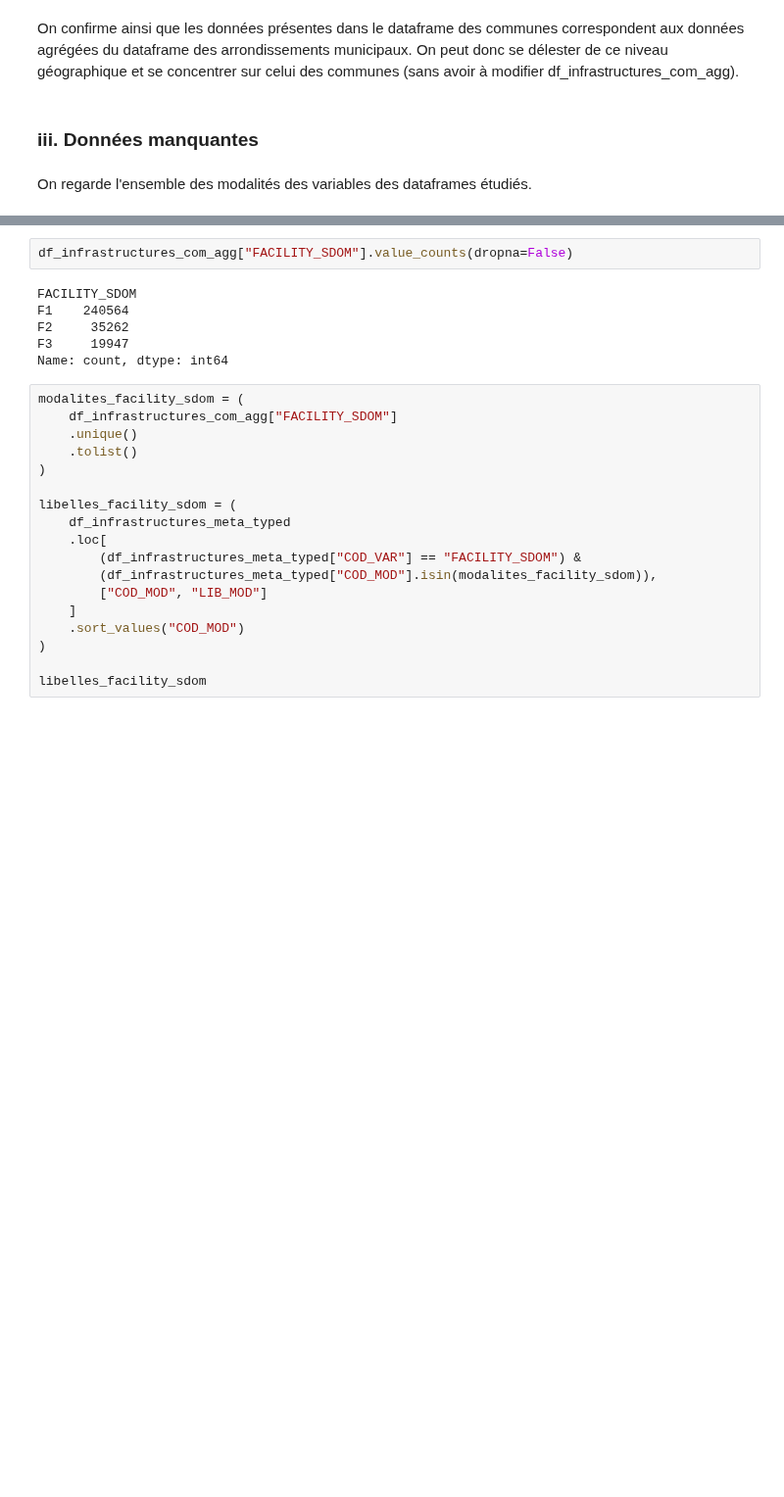
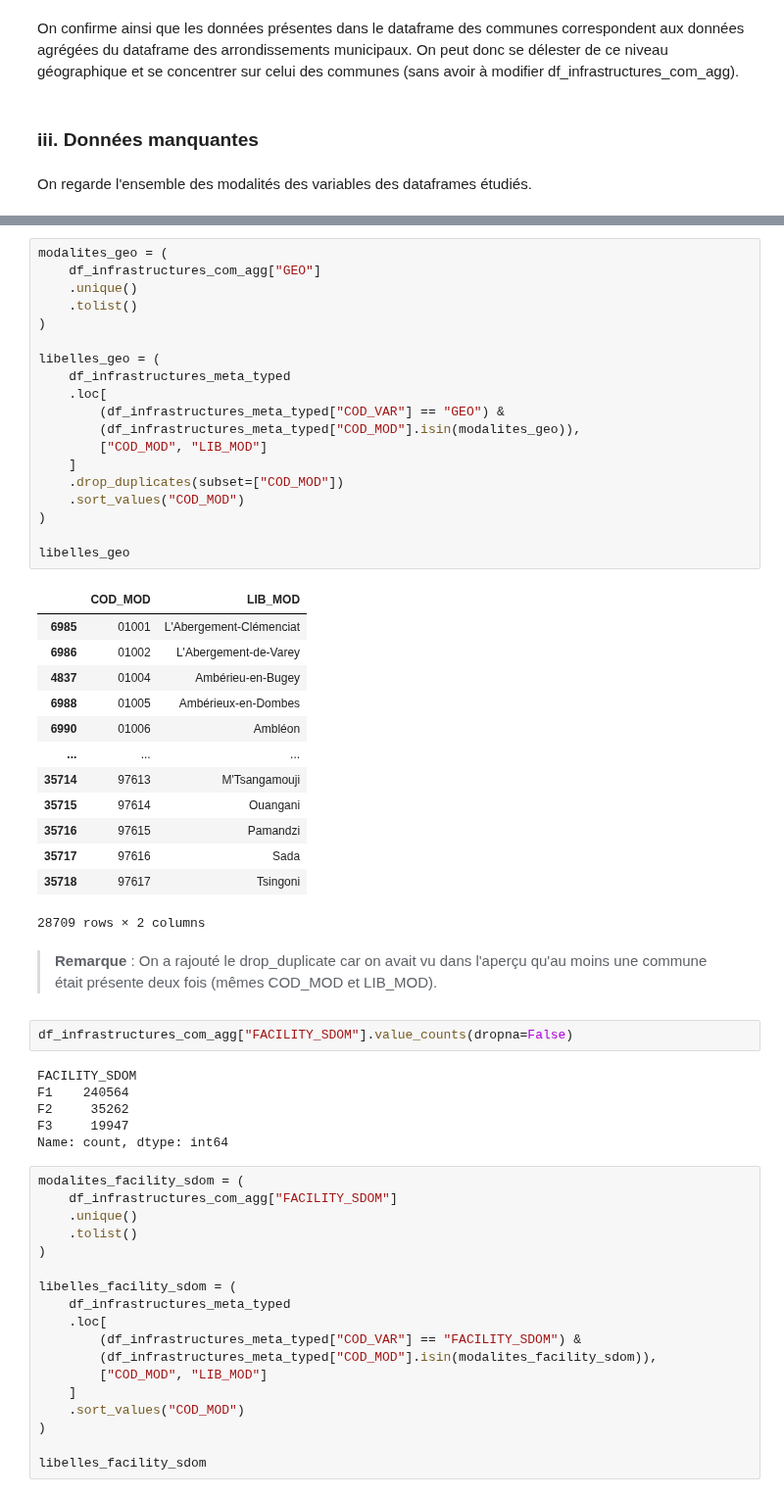
Before and after one commit to heloise1414/Projet-Python-S3, a Jupyter notebook: code/main-clemence.ipynb, the cells around one changed output, grey strips where cells are left out. Shown at 98% size. Cells and saved outputs as stored; diff of their text form; blank space fills up the shorter version.

```diff
--- a/code/main-clemence.ipynb
+++ b/code/main-clemence.ipynb
@@ -492,3 +508,38 @@ On regarde l'ensemble des modalités des variables des dataframes étudiés.
+# %%
+modalites_geo = (
+    df_infrastructures_com_agg["GEO"]
+    .unique()
+    .tolist()
+)
+
+libelles_geo = (
+    df_infrastructures_meta_typed
+    .loc[
+        (df_infrastructures_meta_typed["COD_VAR"] == "GEO") &
+        (df_infrastructures_meta_typed["COD_MOD"].isin(modalites_geo)),
+        ["COD_MOD", "LIB_MOD"]
+    ]
+    .drop_duplicates(subset=["COD_MOD"])
+    .sort_values("COD_MOD")
+)
+
+libelles_geo
+# %% [output]
+|  | COD_MOD | LIB_MOD |
+| 6985 | 01001 | L'Abergement-Clémenciat |
+| 6986 | 01002 | L'Abergement-de-Varey |
+| 4837 | 01004 | Ambérieu-en-Bugey |
+| 6988 | 01005 | Ambérieux-en-Dombes |
+| 6990 | 01006 | Ambléon |
+| ... | ... | ... |
+| 35714 | 97613 | M'Tsangamouji |
+| 35715 | 97614 | Ouangani |
+| 35716 | 97615 | Pamandzi |
+| 35717 | 97616 | Sada |
+| 35718 | 97617 | Tsingoni |
+28709 rows × 2 columns
+# %% [markdown]
+> **Remarque** : On a rajouté le drop_duplicate car on avait vu dans l'aperçu qu'au moins une commune était présente deux fois (mêmes COD_MOD et LIB_MOD).
 # %%
 df_infrastructures_com_agg["FACILITY_SDOM"].value_counts(dropna=False)
 # %% [output]
```
Also changed, not shown: parts of 1 cell of this notebook.
